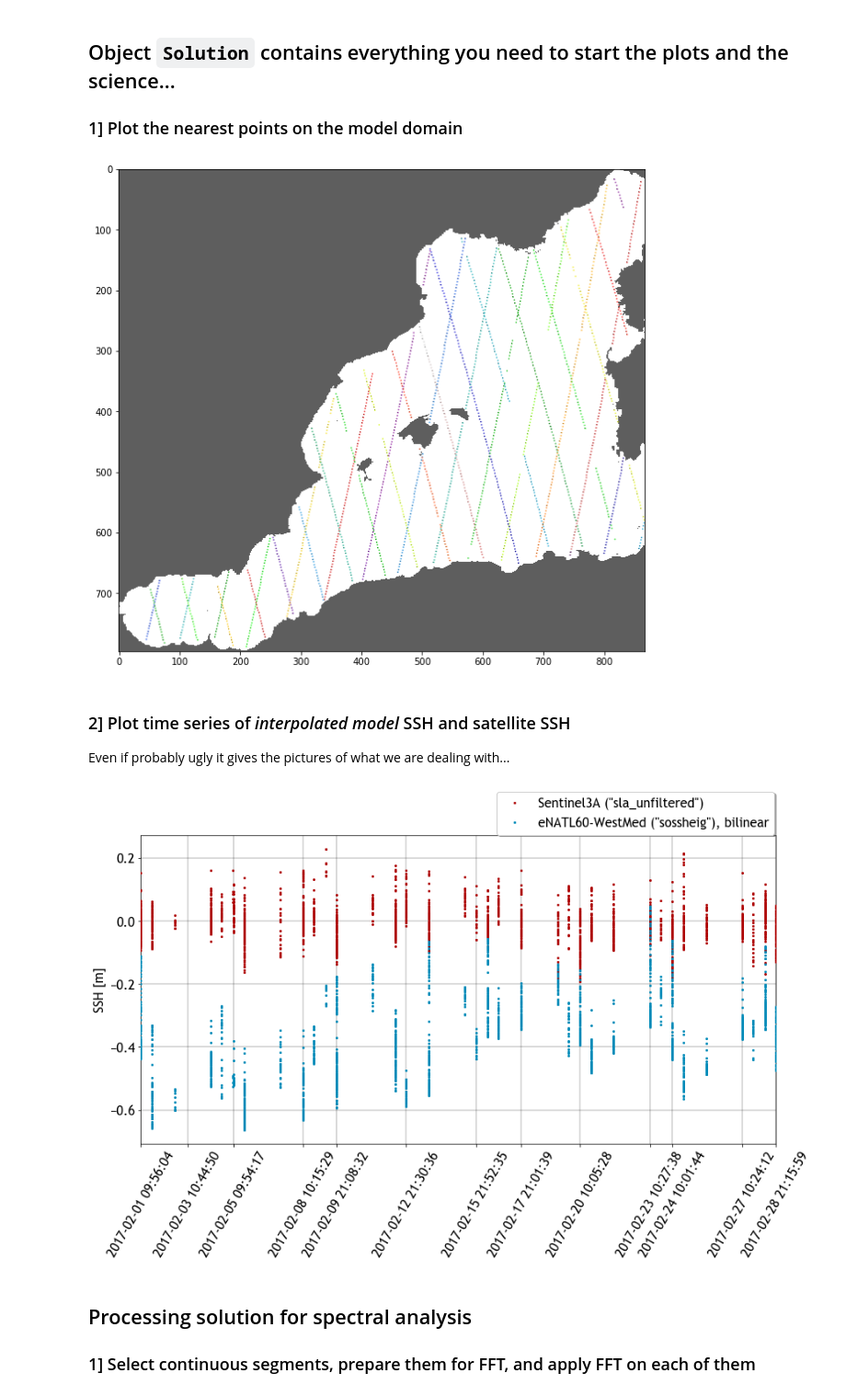
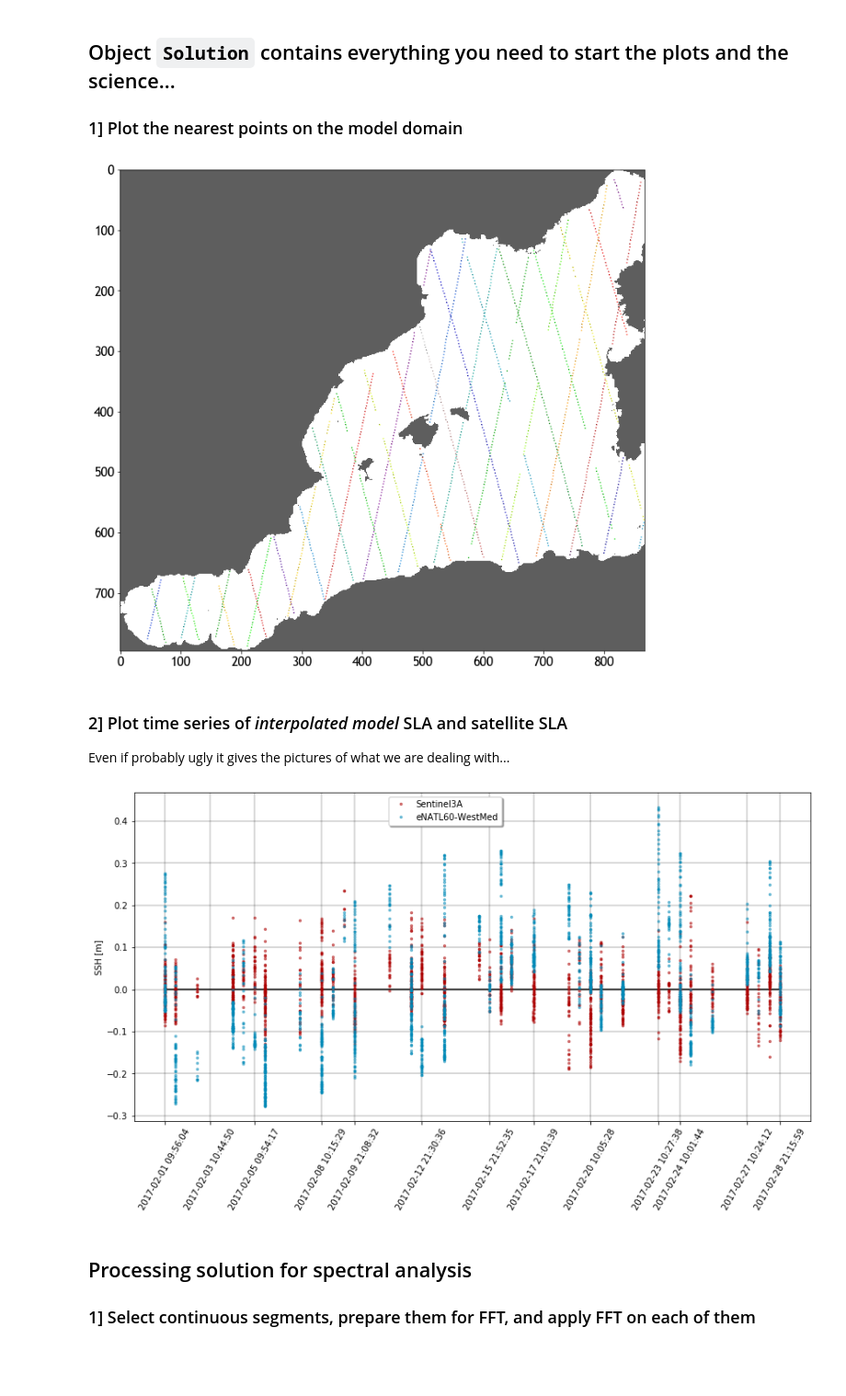
Before and after one commit to brodeau/gonzag, a Jupyter notebook: notebook/alongtrack_sat_vs_nemo.ipynb, the cells around one changed output. Shown: that part at 92% size. Drawn from its saved outputs; the diff is of its cells as text; code cells hidden in the pictures; blank space fills up the shorter version.

Commit message:
Visual improvements...

```diff
--- a/notebook/alongtrack_sat_vs_nemo.ipynb
+++ b/notebook/alongtrack_sat_vs_nemo.ipynb
@@ -120,7 +120,7 @@ del XMSK
 
 (Nj,Ni) = XFLD.shape
 
-fig = plt.figure(num = 1, figsize=(8,8*Nj/Ni), facecolor='w', edgecolor='k')
+fig = plt.figure(num = 1, figsize=(9,9*Nj/Ni), facecolor='w', edgecolor='k')
 ax  = plt.axes([0., 0., 1., 1.],     facecolor = 'w')
 norm_fld = colors.Normalize(vmin =nmp.amin(XFLD[(idy,idx)]), vmax=nmp.amax(XFLD[(idy,idx)]), clip = False)
 cf = ax.scatter(idx, idy, c=XFLD[(idy,idx)], cmap = 'nipy_spectral', norm = norm_fld, alpha=0.5, marker='.', s=3 )
@@ -128,33 +128,34 @@ cf = ax.scatter(idx, idy, c=XFLD[(idy,idx)], cmap = 'nipy_spectral', norm = norm
 norm_lsm = colors.Normalize(vmin = 0., vmax = 1., clip = False)
 cm = ax.imshow(pmsk, cmap='Greys', norm=norm_lsm, interpolation='none')
 # %% [output]
-[figure, old version]
+[figure, new version]
 # %% [markdown]
-### 2] Plot time series of _interpolated model_ SSH and satellite SSH
+### 2] Plot time series of _interpolated model_ SLA and satellite SLA
 
 Even if probably ugly it gives the pictures of what we are dealing with...
 # %%
 import matplotlib.dates as mdates
 
 clr_sat = '#AD0000'
 clr_mod = '#008ab8'
 
 VT = mdates.epoch2num(Solution.time) ; # time from UNIX Epoch to Matlplotlib friendly...
 
 fig = plt.figure(num = 1, figsize=(12,7), facecolor='w', edgecolor='k')
 ax = plt.axes([0.07, 0.24, 0.9, 0.75])
 ax.set_xticks(VT[::200])
 ax.xaxis.set_major_formatter(mdates.DateFormatter('%Y-%m-%d %H:%M:%S'))
 plt.xticks(rotation='60')
-plt.plot(VT, Solution.ssh_sat, '.', color=clr_sat, markersize=4, label=name_sat+' ("'+name_ssh_sat+'")', zorder=10)
-plt.plot(VT, Solution.ssh_mod, '.', color=clr_mod, markersize=4,  label=name_mod+' ("'+name_ssh_mod+'"), bilinear', zorder=15)
+plt.plot(VT, VT*0.0          , '-', color='k',                   label=None,  zorder=5)
+plt.plot(VT, Solution.ssh_sat-nmp.mean(Solution.ssh_sat), '.', color=clr_sat, markersize=5, alpha=0.5, label=name_sat, zorder=10)
+plt.plot(VT, Solution.ssh_mod-nmp.mean(Solution.ssh_mod), '.', color=clr_mod, markersize=5, alpha=0.5, label=name_mod, zorder=15)
 #ax.set_ylim(-r_max_amp_ssh,r_max_amp_ssh) ;
-ax.set_xlim(VT[0],VT[-1])
+#ax.set_xlim(VT[0],VT[-1])
 plt.ylabel('SSH [m]')
 ax.grid(color='k', linestyle='-', linewidth=0.3)
-lgnd = plt.legend(bbox_to_anchor=(0.55, 0.98), ncol=1, shadow=True, fancybox=True)
+lgnd = plt.legend(bbox_to_anchor=(0.55, 1.), ncol=1, shadow=True, fancybox=True)
 # %% [output]
-[figure, old version]
+[figure, new version]
 # %% [markdown]
 ## Processing solution for spectral analysis
 ### 1] Select continuous segments, prepare them for FFT, and apply FFT on each of them
```
Also changed, not shown: parts of 1 cell of this notebook.
